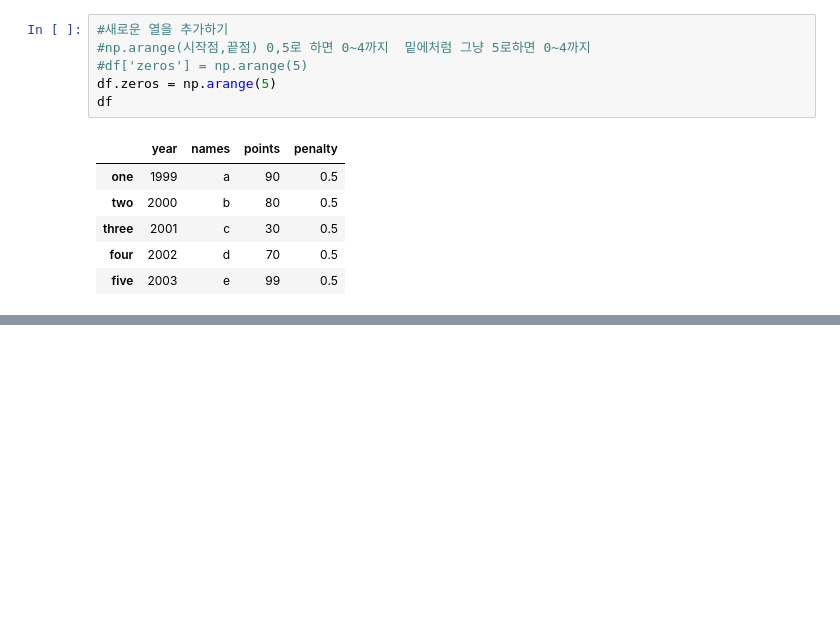
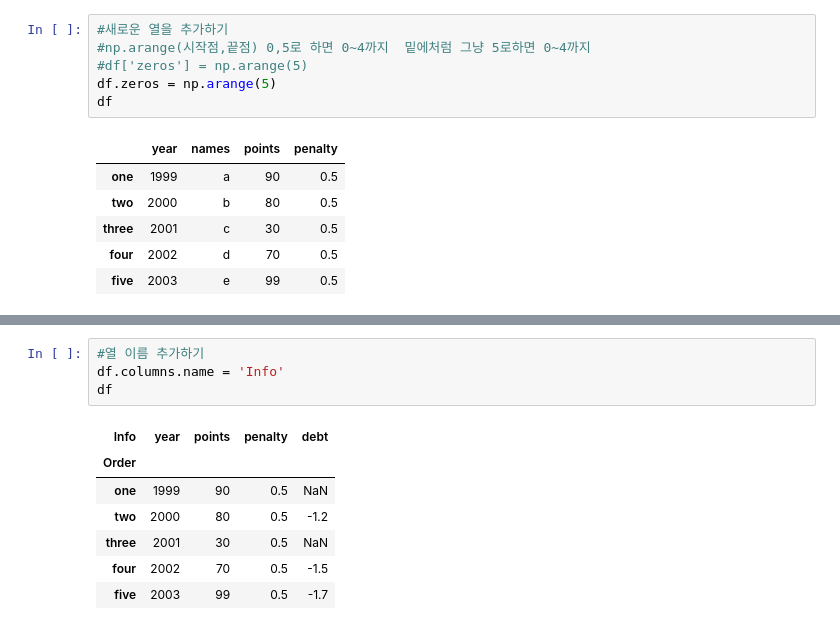
Before and after one commit to jjuhyeok/pandas-python-, a Jupyter notebook: pandas-base.ipynb, the cells around one changed output, grey strips where cells are left out. Cells and saved outputs as stored; diff of their text form; blank space fills up the shorter version.

```diff
--- a/pandas-base.ipynb
+++ b/pandas-base.ipynb
@@ -233,0 +269,12 @@ df
+# %%
+#열 이름 추가하기
+df.columns.name = 'Info'
+df
+# %% [output]
+| Info | year | points | penalty | debt |
+| Order |  |  |  |  |
+| one | 1999 | 90 | 0.5 | NaN |
+| two | 2000 | 80 | 0.5 | -1.2 |
+| three | 2001 | 30 | 0.5 | NaN |
+| four | 2002 | 70 | 0.5 | -1.5 |
+| five | 2003 | 99 | 0.5 | -1.7 |
```
Also changed, not shown: parts of 4 cells of this notebook.
